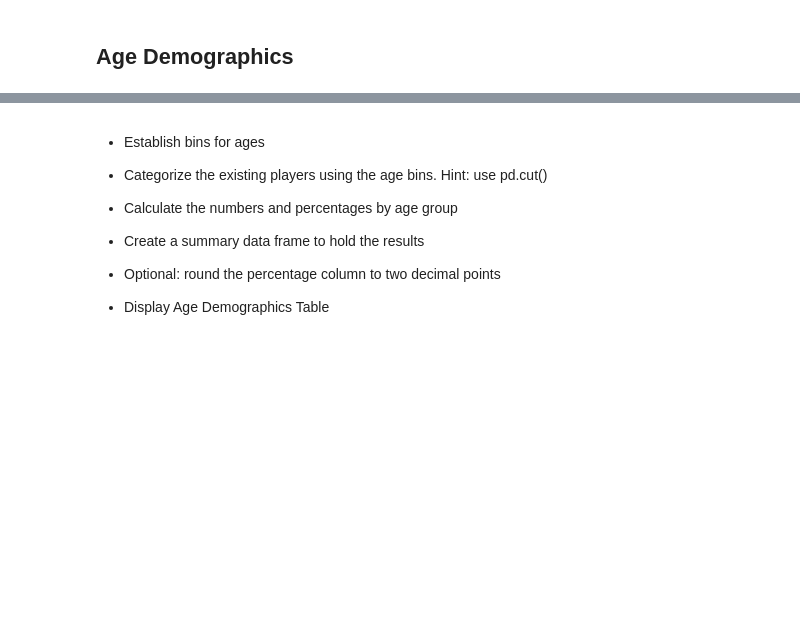
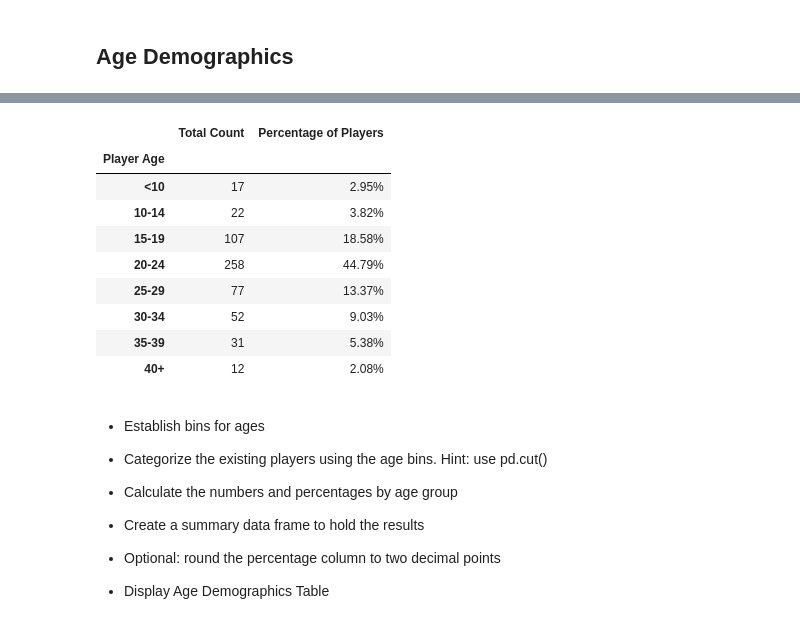
Before and after one commit to Gujaratigirl/Pandas_Challenge, a Jupyter notebook: HeroesOfPymoli/2 HeroesOfPymoli_starter.ipynb, the cells around one changed output, grey strips where cells are left out. Cells and saved outputs as stored; diff of their text form; code cells hidden in the pictures; blank space fills up the shorter version.

```diff
--- a/HeroesOfPymoli/2 HeroesOfPymoli_starter.ipynb
+++ b/HeroesOfPymoli/2 HeroesOfPymoli_starter.ipynb
@@ -132,8 +132,8 @@ gender_demo_df
 * Display the summary data frame
 # %%
 #Find total count of SN - will use this DF to do caclulations
-sn_count = len(purchase_data_df["SN"])
-sn_count
+sn_full_count = len(purchase_data_df["SN"])
+sn_full_count
 
 #Make df by Gender
 male_gender_total_df =purchase_data_df.loc[purchase_data_df["Gender"] == "Male",:]
@@ -220,3 +244,24 @@ age_group_df
+# %%
+age_group_df = reduced_age_group_df.groupby(["Player Age"])
+age_group_df = age_group_df.count()
+age_group_df["Total Count"] = pd.to_numeric(age_group_df["Total Count"])
+age_group_df["Percentage of Players"] = round(age_group_df["Total Count"]/sn_count *100,2)
+age_group_df["Percentage of Players"] = pd.to_numeric(age_group_df["Percentage of Players"])
+age_group_df["Percentage of Players"] =  age_group_df["Percentage of Players"].astype(str) + '%'
+
+age_group_df = age_group_df.style.set_properties(**{'text-align': 'left'})
+age_group_df
+# %% [output]
+|  | Total Count | Percentage of Players |
+| Player Age |  |  |
+| <10 | 17 | 2.95% |
+| 10-14 | 22 | 3.82% |
+| 15-19 | 107 | 18.58% |
+| 20-24 | 258 | 44.79% |
+| 25-29 | 77 | 13.37% |
+| 30-34 | 52 | 9.03% |
+| 35-39 | 31 | 5.38% |
+| 40+ | 12 | 2.08% |
 # %% [markdown]
 * Establish bins for ages
 
```
Also changed, not shown: parts of 4 cells of this notebook.
